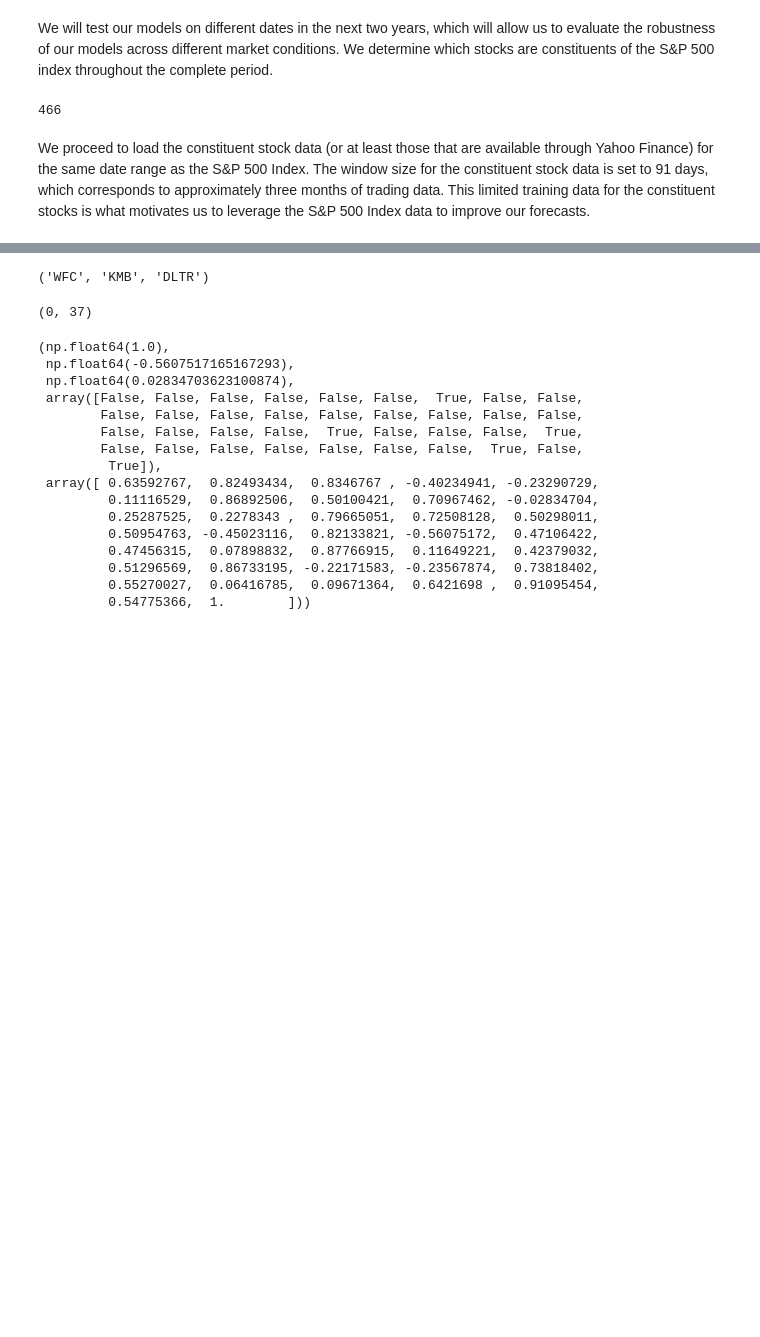
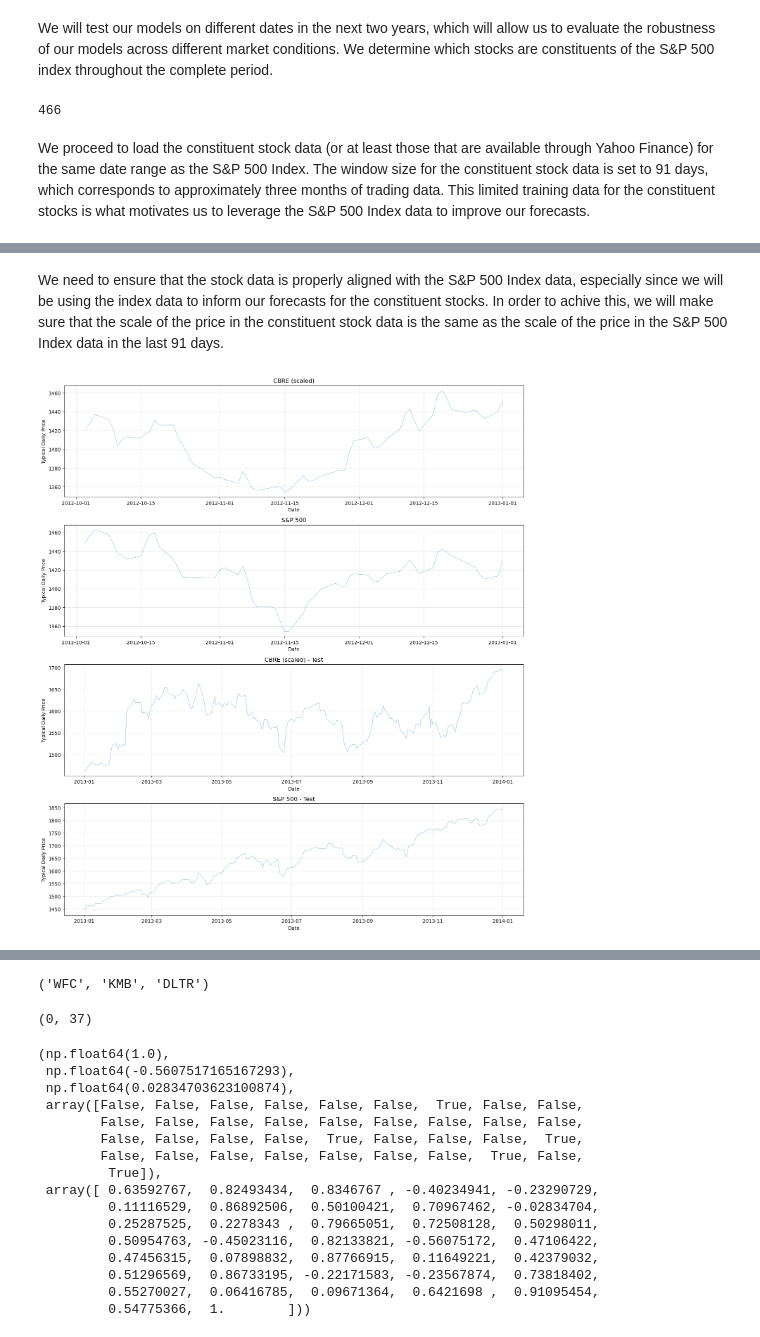
Before and after one commit to jovan-krajevski/vangja, a Jupyter notebook: docs/source/notebooks/02_case_stydy_stocks.ipynb, the cells around one changed output, grey strips where cells are left out. Cells and saved outputs as stored; diff of their text form; code cells hidden in the pictures; blank space fills up the shorter version.

```diff
--- a/docs/source/notebooks/02_case_stydy_stocks.ipynb
+++ b/docs/source/notebooks/02_case_stydy_stocks.ipynb
@@ -14,7 +14,7 @@ from pathlib import Path
 import numpy as np
 
 from vangja.datasets import load_stock_data, get_sp500_tickers_for_range
-from vangja import LinearTrend, FourierSeasonality, UniformConstant
+from vangja import FlatTrend, LinearTrend, FourierSeasonality, UniformConstant
 from vangja.time_series import TimeSeriesModel
 from vangja.utils import (
     metrics,
@@ -34,14 +34,7 @@ def plot_dfs(dfs: list[pd.DataFrame], titles: list[str]):
         axes = [axes]
 
     for df, title, ax in zip(dfs, titles, axes):
-        ax.plot(df["ds"], df["y"].rolling(window=10).mean(), linewidth=0.5, alpha=0.7)
-        # plot log returns with removed volatility
-        # df_copy = df.copy()
-        # df_copy["log_return"] = np.log(df_copy["y"]).diff()
-        # df_copy["volatility"] = df_copy["log_return"].rolling(window=21).std() * np.sqrt(252)  # Annualized volatility
-        # print(df_copy[["ds", "y", "log_return", "volatility"]].head())
-        # ax.plot(df_copy["ds"], df_copy["log_return"] / df_copy["volatility"], linewidth=0.5, alpha=0.7)
-        ax.plot(df["ds"], df["y"], linewidth=0.5, alpha=0.3)
+        ax.plot(df["ds"], df["y"], linewidth=0.5, alpha=0.7)
         ax.set_title(title)
         ax.set_ylabel("Typical Daily Price")
         ax.grid(True, alpha=0.3)
@@ -135,0 +129,33 @@ Number of constituent stocks loaded: 2902.6483516483518
+# %% [markdown]
+We need to ensure that the stock data is properly aligned with the S&P 500 Index data, especially since we will be using the index data to inform our forecasts for the constituent stocks. In order to achive this, we will make sure that the scale of the price in the constituent stock data is the same as the scale of the price in the S&P 500 Index data in the last 91 days.
+# %%
+smp_min, smp_max = smp_train.iloc[-91:].y.min(), smp_train.iloc[-91:].y.max()
+for series in stocks_train["series"].unique():
+    series_mask = stocks_train["series"] == series
+    series_min, series_max = (
+        stocks_train.loc[series_mask, "y"].min(),
+        stocks_train.loc[series_mask, "y"].max(),
+    )
+    # Scale the stock series to match the S&P 500 range
+    stocks_train.loc[series_mask, "y"] = (
+        stocks_train.loc[series_mask, "y"] - series_min
+    ) / (series_max - series_min) * (smp_max - smp_min) + smp_min
+
+    series_mask = stocks_test["series"] == series
+    # Scale the stock series to match the S&P 500 range
+    stocks_test.loc[series_mask, "y"] = (
+        stocks_test.loc[series_mask, "y"] - series_min
+    ) / (series_max - series_min) * (smp_max - smp_min) + smp_min
+
+# plot one stock to check the scaling
+plot_dfs(
+    [
+        stocks_train[stocks_train["series"] == "CBRE"],
+        smp_train[-91:],
+        stocks_test[stocks_test["series"] == "CBRE"],
+        smp_test,
+    ],
+    ["CBRE (scaled)", "S&P 500", "CBRE (scaled) - Test", "S&P 500 - Test"],
+)
+# %% [output]
+[figure, added]
```
Also changed, not shown: parts of 11 cells of this notebook.
